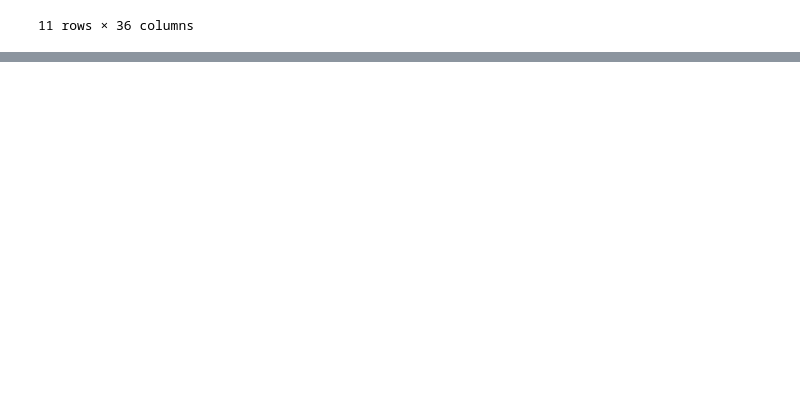
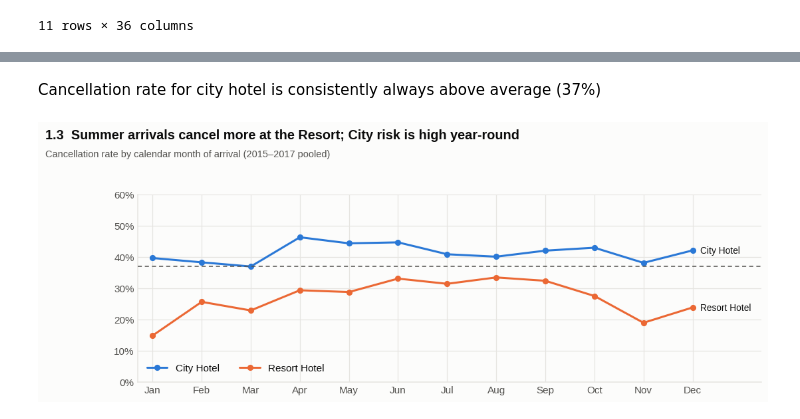
Before and after one commit to elsiejy/Capstone, a Jupyter notebook: Capstone.ipynb, the cells around one changed output, grey strips where cells are left out. Cells and saved outputs as stored; diff of their text form; code cells hidden in the pictures; blank space fills up the shorter version.

```diff
--- a/Capstone.ipynb
+++ b/Capstone.ipynb
@@ -622,0 +627,16 @@ def volume_rate_panel(data, col, title, sub=None, order=None):
+# %% [markdown]
+Cancellation rate for city hotel is consistently always above average (37%)
+# %%
+# 1.3 Seasonality — cancellation rate by calendar month of arrival, all years pooled
+s = df.groupby(['arrival_mname', 'hotel'], observed=True)['is_canceled'].mean().unstack()
+fig, ax = plt.subplots(figsize=(11, 4))
+for h, c in HOTEL_COLORS.items():
+    ax.plot(MONTHS, s[h], color=c, marker='o', ms=5, label=h)
+    ax.text(11.15, s[h].iloc[-1], h, color=INK, va='center', fontsize=9)
+ax.yaxis.set_major_formatter(PCT); ax.set_ylim(0, 0.6); ax.set_xlim(-0.3, 12.4)
+baseline_h(ax, label=False); ax.legend(loc='lower left', ncol=2)
+suptitle(fig, '1.3  Summer arrivals cancel more at the Resort; City risk is high year-round',
+         'Cancellation rate by calendar month of arrival (2015–2017 pooled)')
+plt.show()
+# %% [output]
+[figure, added]
```
Also changed, not shown: parts of 45 cells of this notebook.
